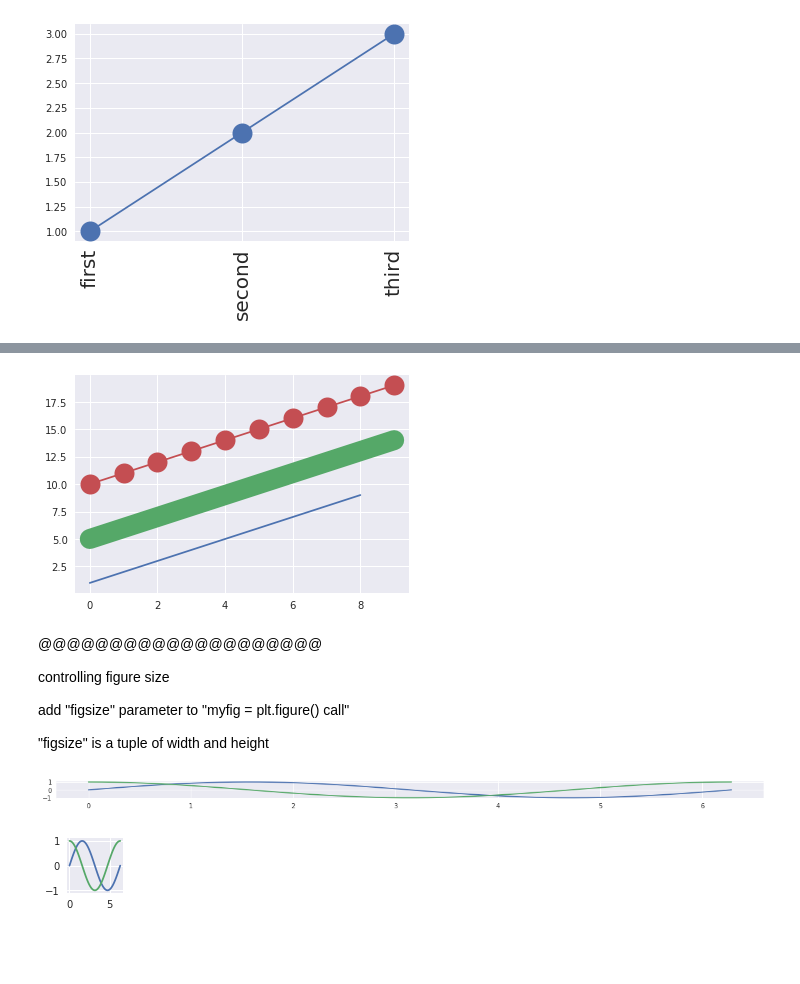
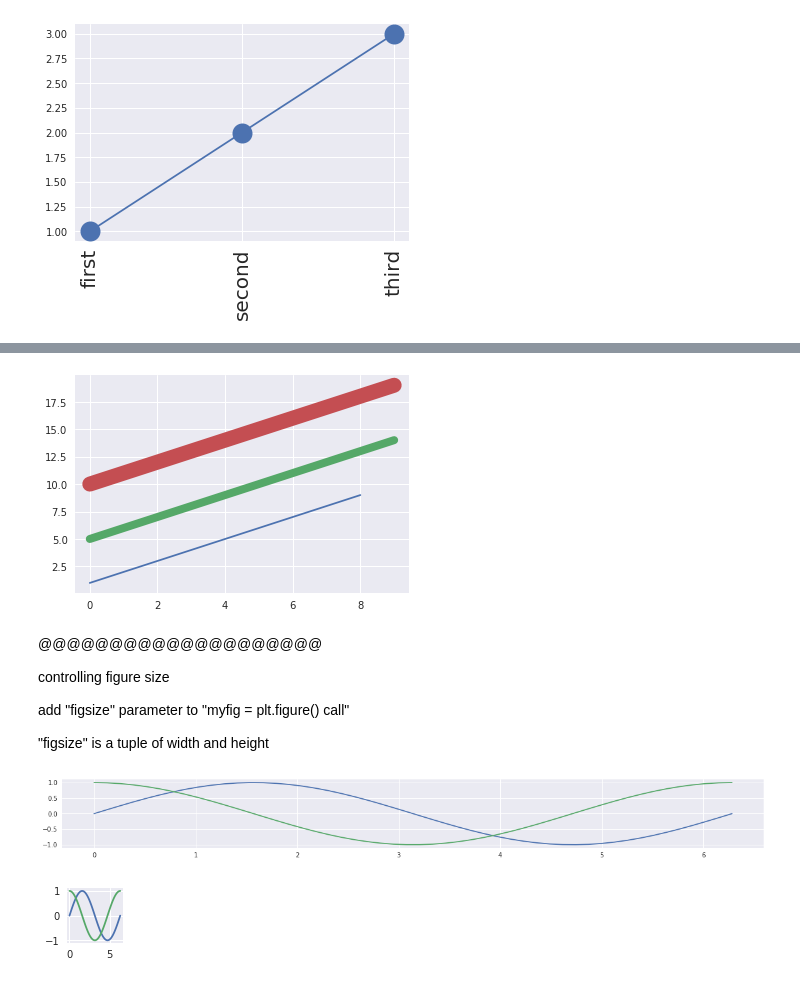
Before and after one commit to babinyurii/cheet_sheets, a Jupyter notebook: matplotlib_cheet_sheet.ipynb, the cells around one changed output, grey strips where cells are left out. Saved outputs shown, nothing was run; the diff lists cells and outputs as text; code cells hidden in the pictures; blank space fills up the shorter version.

```diff
--- a/matplotlib_cheet_sheet.ipynb
+++ b/matplotlib_cheet_sheet.ipynb
@@ -83,12 +95,12 @@ data1 = np.arange(5, 15)
 data2 = np.arange(10, 20)
 
 plt.plot(list(range(len(data))), data)
-plt.plot(list(range(len(data1))), data1, marker="o", linewidth=20) # <<<<<
-plt.plot(list(range(len(data2))), data2, marker="o", ms="20") # <<<<<
+plt.plot(list(range(len(data1))), data1, linewidth=8) # <<<<<
+plt.plot(list(range(len(data2))), data2, linewidth=15) # <<<<<
 
 plt.show()
 # %% [output]
-[figure, old version]
+[figure, new version]
 # %% [markdown]
 @@@@@@@@@@@@@@@@@@@@
 
@@ -98,18 +110,18 @@ add "figsize" parameter to "myfig = plt.figure() call"
 
 "figsize" is a tuple of width and height
 # %%
-fig = plt.figure(figsize=(20, 0.5))
+fig = plt.figure(figsize=(20, 2))
 
 x = np.linspace(0, 2 * np.pi)
 y = np.sin(x)
 y1 = np.cos(x)
 
 plt.plot(x, y)
 plt.plot(x, y1)
 
 plt.show()
 # %% [output]
-[figure, old version]
+[figure, new version]
 # %%
 fig = plt.figure(figsize=(1, 1))
 
```
Also changed, not shown: parts of 10 cells of this notebook.
